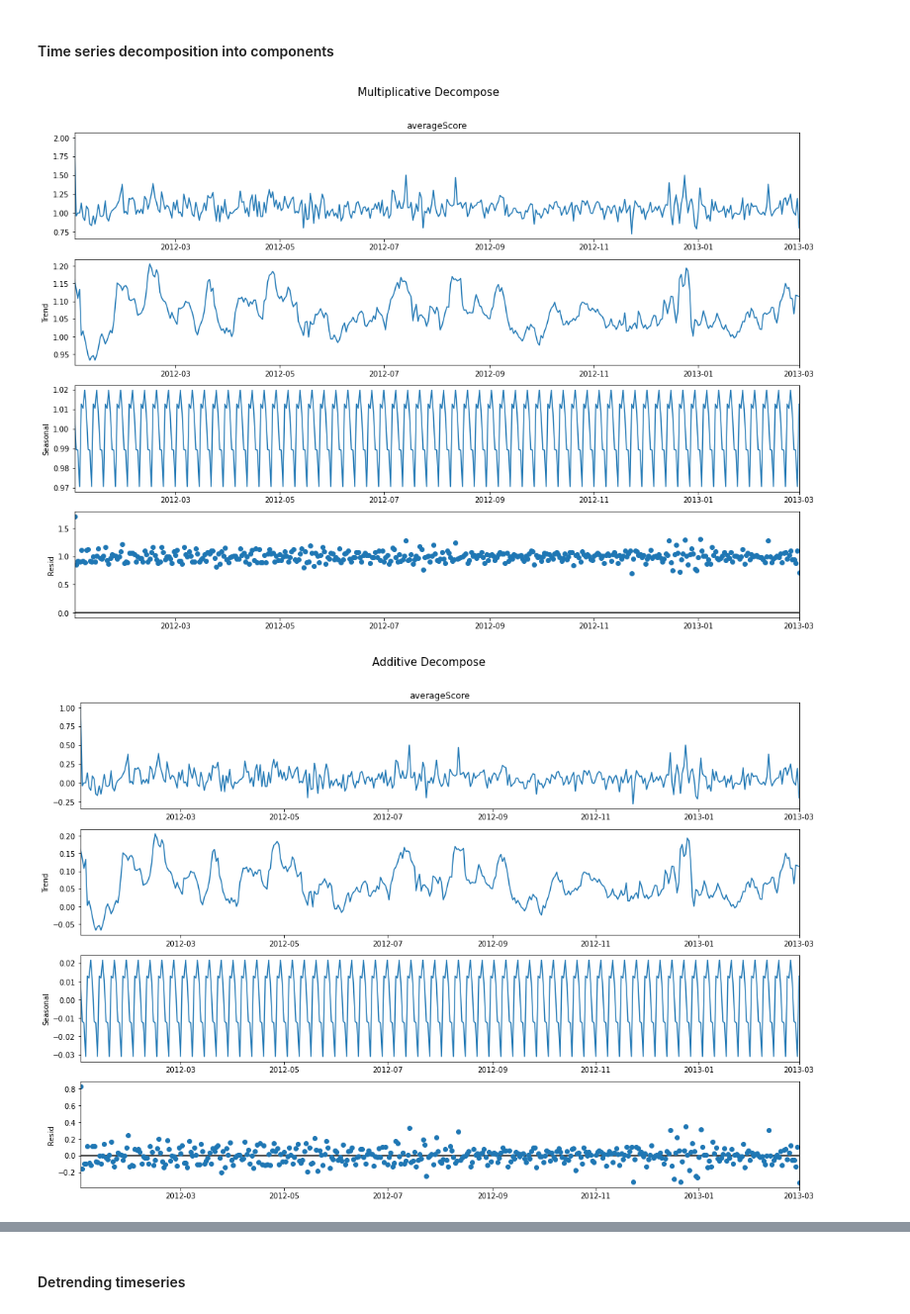
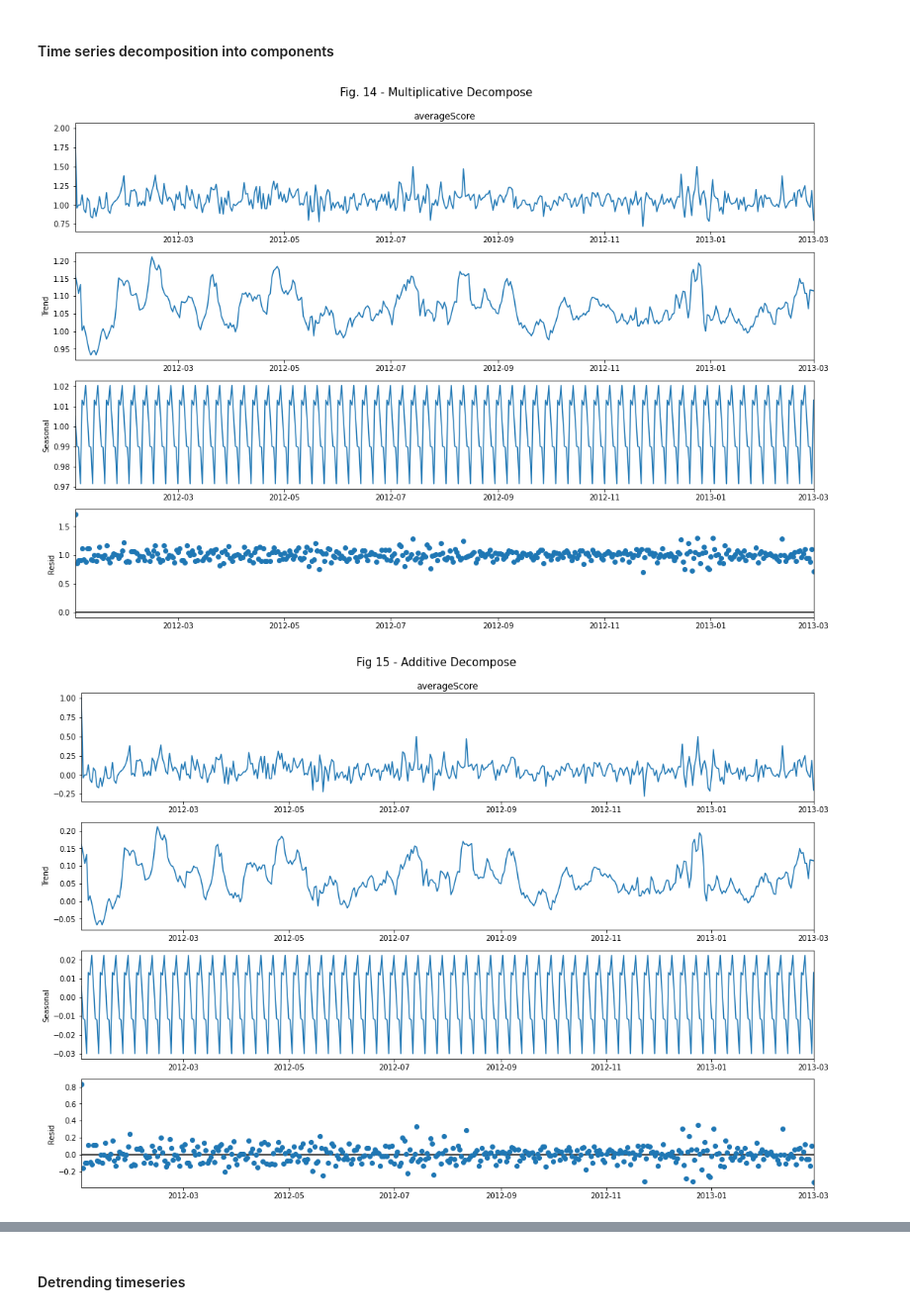
Before and after one commit to Carloselrecharlie/CA2_2ndSem, a Jupyter notebook: CA2_2ndSem.ipynb, the cells around one changed output, grey strips where cells are left out. Shown at 99% size. Cells and saved outputs as stored; diff of their text form; code cells hidden in the pictures.

```diff
--- a/CA2_2ndSem.ipynb
+++ b/CA2_2ndSem.ipynb
@@ -1215,18 +1215,18 @@ from dateutil.parser import parse
 # %%
 # Multiplicative Decomposition, added 1 to all values to avoid negative scores. The signal of the data remains the same
 result_mul = seasonal_decompose(averageScoresPd+1, model='multiplicative', extrapolate_trend='freq')
 
 # Additive Decomposition
 result_add = seasonal_decompose(averageScoresPd, model='additive', extrapolate_trend='freq')
 
 # Plot
 plt.rcParams.update({'figure.figsize': (15,10)})
-result_mul.plot().suptitle('Multiplicative Decompose', fontsize=15, y=1.05)
-result_add.plot().suptitle('Additive Decompose', fontsize=15, y=1.05)
+result_mul.plot().suptitle('Fig. 14 - Multiplicative Decompose', fontsize=15, y=1.03)
+result_add.plot().suptitle('Fig 15 - Additive Decompose', fontsize=15, y=1.03)
 plt.show()
 # %% [output]
-[figure, old version]
+[figure, new version]
-[figure, old version]
+[figure, new version]
 # %%
 # Extract the components
 # Actual Values = Product of (Seasonal * Trend * Resid)
```
Also changed, not shown: parts of 62 cells of this notebook.
